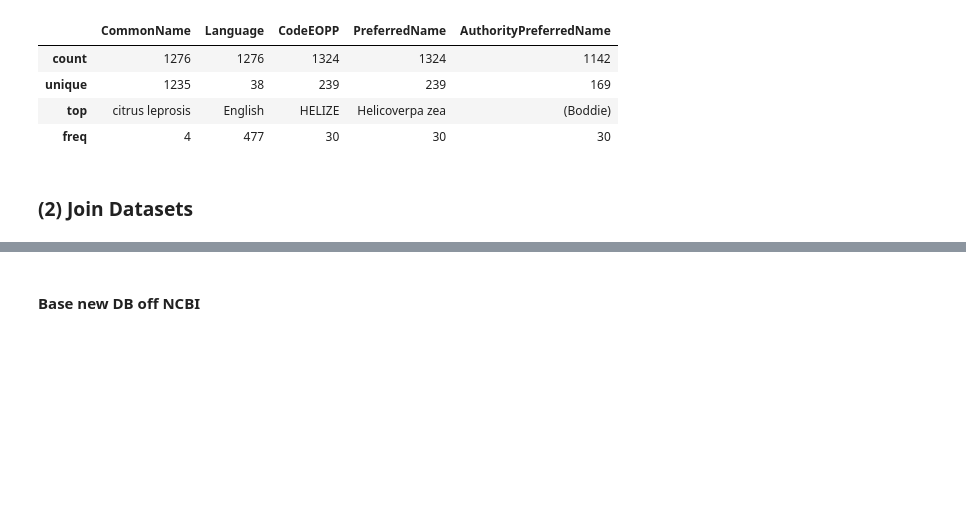
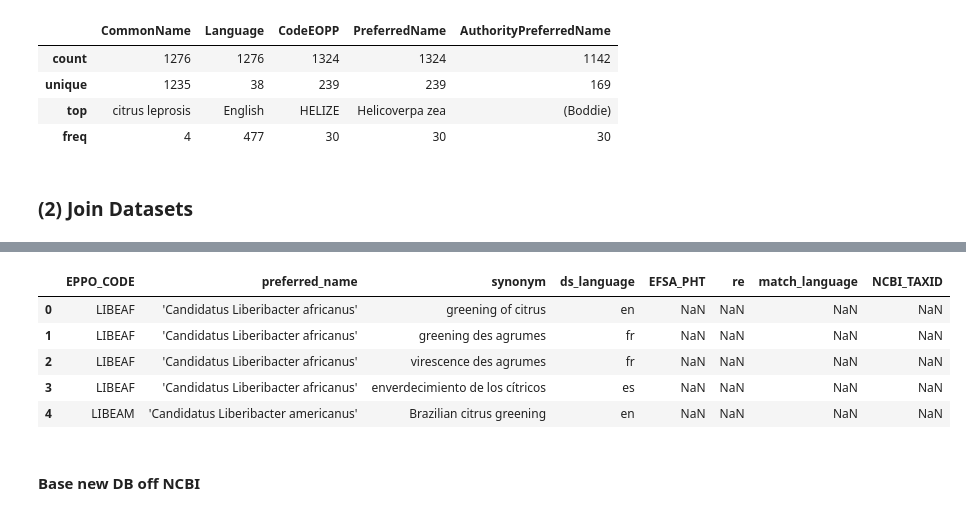
Before and after one commit to e-lubrini/quarantine-organisms-kr-nlp, a Jupyter notebook: lexical_resources/for_annotation/main.ipynb, the cells around one changed output, grey strips where cells are left out. Cells and saved outputs as stored; diff of their text form; code cells hidden in the pictures; blank space fills up the shorter version.

```diff
--- a/lexical_resources/for_annotation/main.ipynb
+++ b/lexical_resources/for_annotation/main.ipynb
@@ -193,0 +210,3 @@ for db_name in cc.keys():
+# %%
+conc_list = list(prep_dbs.values())
+conc_list[-1] = conc_list[-1].head()
@@ -194,3 +221,12 @@ for db_name in cc.keys():
+# %%
+concat_df.head()
+# %% [output]
+|  | EPPO_CODE | preferred_name | synonym | ds_language | EFSA_PHT | re | match_language | NCBI_TAXID |
+| 0 | LIBEAF | 'Candidatus Liberibacter africanus' | greening of citrus | en | NaN | NaN | NaN | NaN |
+| 1 | LIBEAF | 'Candidatus Liberibacter africanus' | greening des agrumes | fr | NaN | NaN | NaN | NaN |
+| 2 | LIBEAF | 'Candidatus Liberibacter africanus' | virescence des agrumes | fr | NaN | NaN | NaN | NaN |
+| 3 | LIBEAF | 'Candidatus Liberibacter africanus' | enverdecimiento de los cítricos | es | NaN | NaN | NaN | NaN |
+| 4 | LIBEAM | 'Candidatus Liberibacter americanus' | Brazilian citrus greening | en | NaN | NaN | NaN | NaN |
 # %% [markdown]
 #### Base new DB off NCBI
 # %%
```
Also changed, not shown: parts of 11 cells of this notebook, 11 other files.
